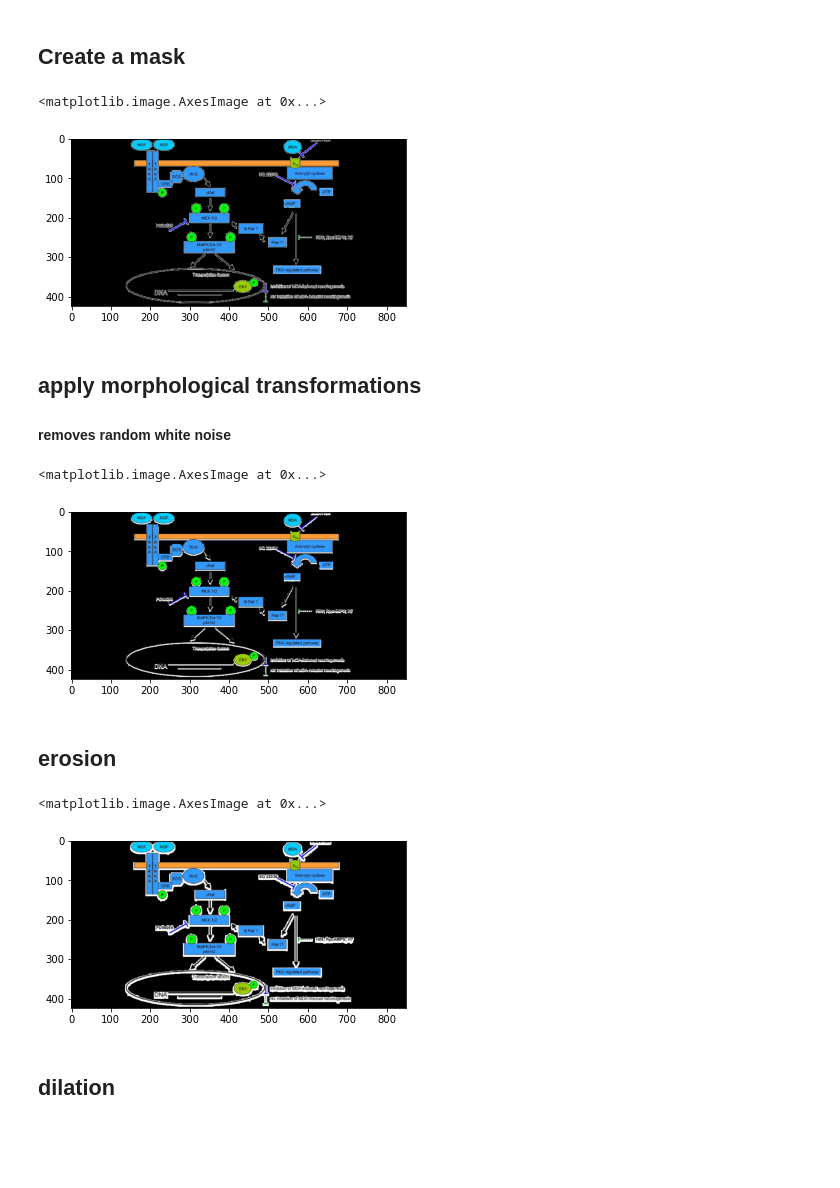
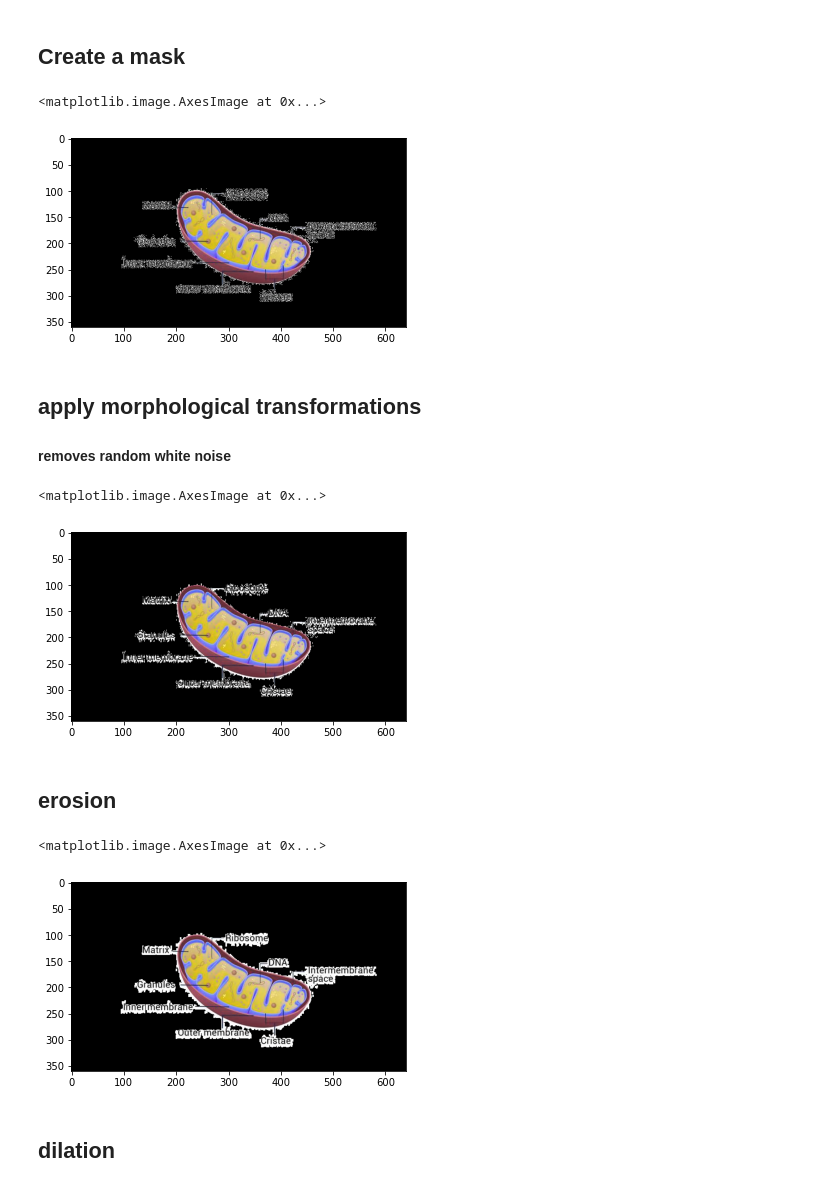
Before and after one commit to allwinlucious/Opencv_replace_background, a Jupyter notebook: OpenCV_replace_bg_threshold_method.ipynb, the cells around one changed output. Saved outputs shown, nothing was run; the diff lists cells and outputs as text; code cells hidden in the pictures; blank space fills up the shorter version.

```diff
--- a/OpenCV_replace_bg_threshold_method.ipynb
+++ b/OpenCV_replace_bg_threshold_method.ipynb
@@ -4,7 +4,7 @@ import numpy as np
 import cv2
 %matplotlib inline
 
-image = cv2.imread('diagram3.png')
+image = cv2.imread('diagram1.jpeg')
 shape = image.shape
 print('This image is:', type(image),
       ' with dimensions:',shape)
@@ -34,7 +34,7 @@ masked_image[mask != 0] = [0, 0, 0]
 plt.imshow(masked_image)
 # %% [output]
 <matplotlib.image.AxesImage at 0x...>
-[figure, old version]
+[figure, new version]
 # %% [markdown]
 ## apply morphological transformations
 #### removes random white noise
@@ -47,18 +47,18 @@ masked_image[mask != 0] = [0, 0, 0]
 plt.imshow(masked_image)
 # %% [output]
 <matplotlib.image.AxesImage at 0x...>
-[figure, old version]
+[figure, new version]
 # %% [markdown]
 ## erosion
 # %%
-kernel = np.ones((5,5),np.uint8)
+kernel = np.ones((3,3),np.uint8)
 mask = cv2.erode(mask,kernel,iterations = 1)
 masked_image = np.copy(image)
 masked_image[mask != 0] = [0, 0, 0]
 plt.imshow(masked_image)
 # %% [output]
 <matplotlib.image.AxesImage at 0x...>
-[figure, old version]
+[figure, new version]
 # %% [markdown]
 ## dilation
 # %%
```
Also changed, not shown: parts of 8 cells of this notebook, 19 other files.
